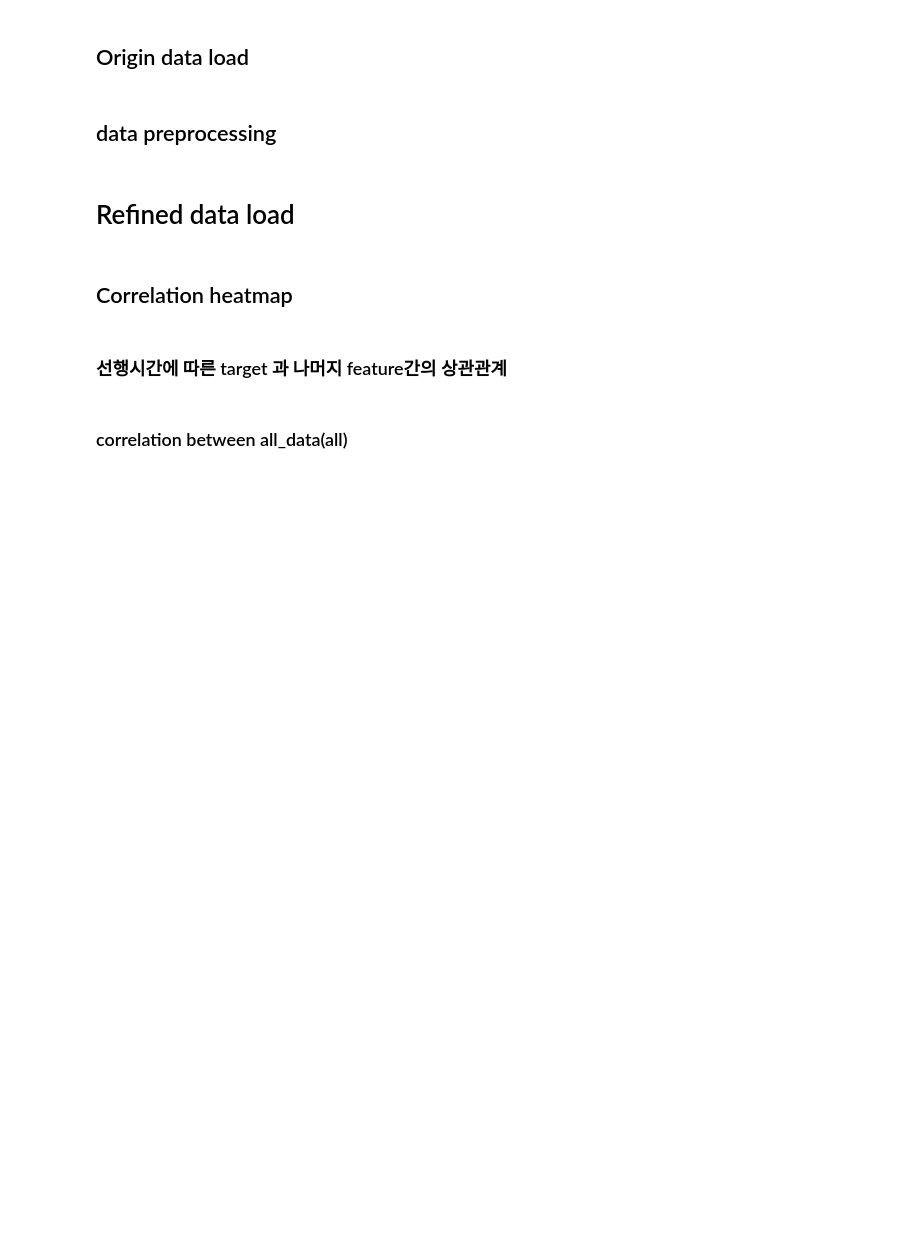
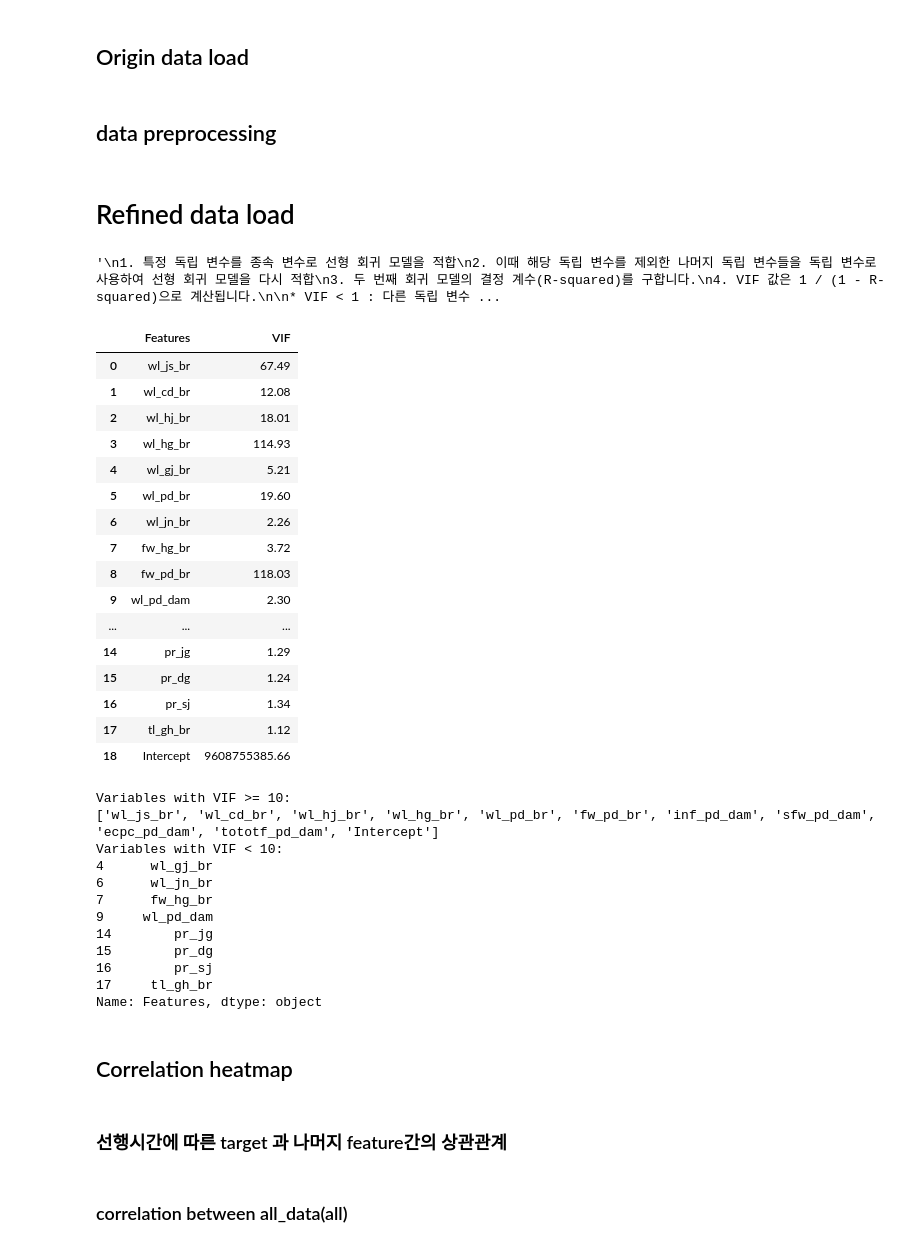
Before and after one commit to Bae-ChangHyun/Waterlevel-predict, a Jupyter notebook: code/수위 예측.ipynb, the cells around one changed output. Drawn from its saved outputs; the diff is of its cells as text; code cells hidden in the pictures; blank space fills up the shorter version.

```diff
--- a/code/수위 예측.ipynb
+++ b/code/수위 예측.ipynb
@@ -360,6 +447,69 @@ test_data['target']=0
 
 train_data.drop(['wl_hg_br','fw_hg_br','wl_gj_br','wl_pd_br','fw_pd_br'],axis=1,inplace=True)
 test_data.drop(['wl_hg_br','fw_hg_br','wl_gj_br','wl_pd_br','fw_pd_br'],axis=1,inplace=True)
+# %%
+"""
+1. 특정 독립 변수를 종속 변수로 선형 회귀 모델을 적합
+2. 이때 해당 독립 변수를 제외한 나머지 독립 변수들을 독립 변수로 사용하여 선형 회귀 모델을 다시 적합
+3. 두 번째 회귀 모델의 결정 계수(R-squared)를 구합니다.
+4. VIF 값은 1 / (1 - R-squared)으로 계산됩니다.
+
+* VIF < 1 : 다른 독립 변수들과의 상관 관계가 크지 않음 = 다중곤선성의 영향 적음.
+* VIF == 1 :독립 변수 간의 상관 관계가 약하거나 전혀 없음.
+* VIF > 1  :다른 독립 변수들과의 상관 관계가 강력 =  다중공선성의 영향 높음.
+"""
+
+df=load_dataset(1, 0, 0)[0]
+#df=pd.concat([tmp[0],tmp[2]],axis=1)
+df['Intercept'] = 1
+
+
+vif_df = pd.DataFrame()
+vif_df['Features'] = df.columns
+vif_df['VIF'] = [variance_inflation_factor(df.values, i) for i in range(df.shape[1])]
+
+vif_df
+high_vif_vars = vif_df[vif_df['VIF'] >= 10]['Features']
+low_vif_vars = vif_df[vif_df['VIF'] < 10]['Features']
+
+high_vif_vars=[i for i in high_vif_vars]
+
+print("Variables with VIF >= 10:")
+print(high_vif_vars)
+
+print("Variables with VIF < 10:")
+print(low_vif_vars)
+# %% [output]
+'\n1. 특정 독립 변수를 종속 변수로 선형 회귀 모델을 적합\n2. 이때 해당 독립 변수를 제외한 나머지 독립 변수들을 독립 변수로 사용하여 선형 회귀 모델을 다시 적합\n3. 두 번째 회귀 모델의 결정 계수(R-squared)를 구합니다.\n4. VIF 값은 1 / (1 - R-squared)으로 계산됩니다.\n\n* VIF < 1 : 다른 독립 변수 ...
+|  | Features | VIF |
+| 0 | wl_js_br | 67.49 |
+| 1 | wl_cd_br | 12.08 |
+| 2 | wl_hj_br | 18.01 |
+| 3 | wl_hg_br | 114.93 |
+| 4 | wl_gj_br | 5.21 |
+| 5 | wl_pd_br | 19.60 |
+| 6 | wl_jn_br | 2.26 |
+| 7 | fw_hg_br | 3.72 |
+| 8 | fw_pd_br | 118.03 |
+| 9 | wl_pd_dam | 2.30 |
+| ... | ... | ... |
+| 14 | pr_jg | 1.29 |
+| 15 | pr_dg | 1.24 |
+| 16 | pr_sj | 1.34 |
+| 17 | tl_gh_br | 1.12 |
+| 18 | Intercept | 9608755385.66 |
+Variables with VIF >= 10:
+['wl_js_br', 'wl_cd_br', 'wl_hj_br', 'wl_hg_br', 'wl_pd_br', 'fw_pd_br', 'inf_pd_dam', 'sfw_pd_dam', 'ecpc_pd_dam', 'tototf_pd_dam', 'Intercept']
+Variables with VIF < 10:
+4      wl_gj_br
+6      wl_jn_br
+7      fw_hg_br
+9     wl_pd_dam
+14        pr_jg
+15        pr_dg
+16        pr_sj
+17     tl_gh_br
+Name: Features, dtype: object
 # %% [markdown]
 ## Correlation heatmap
 # %% [markdown]
```
Also changed, not shown: parts of 8 cells of this notebook.
